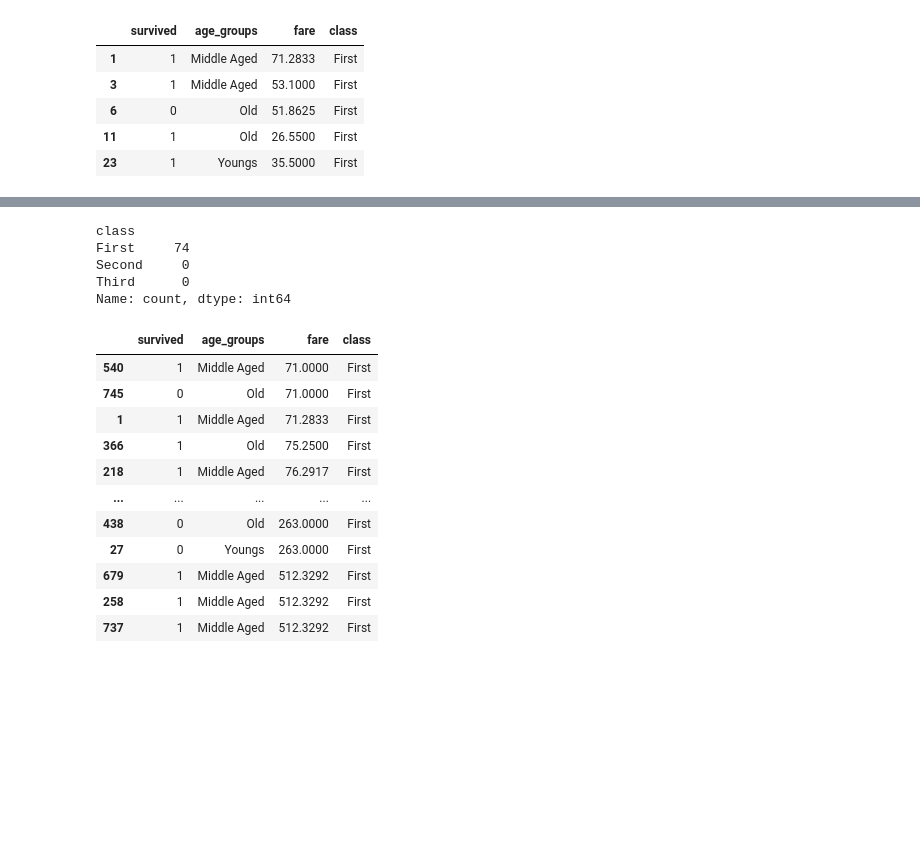
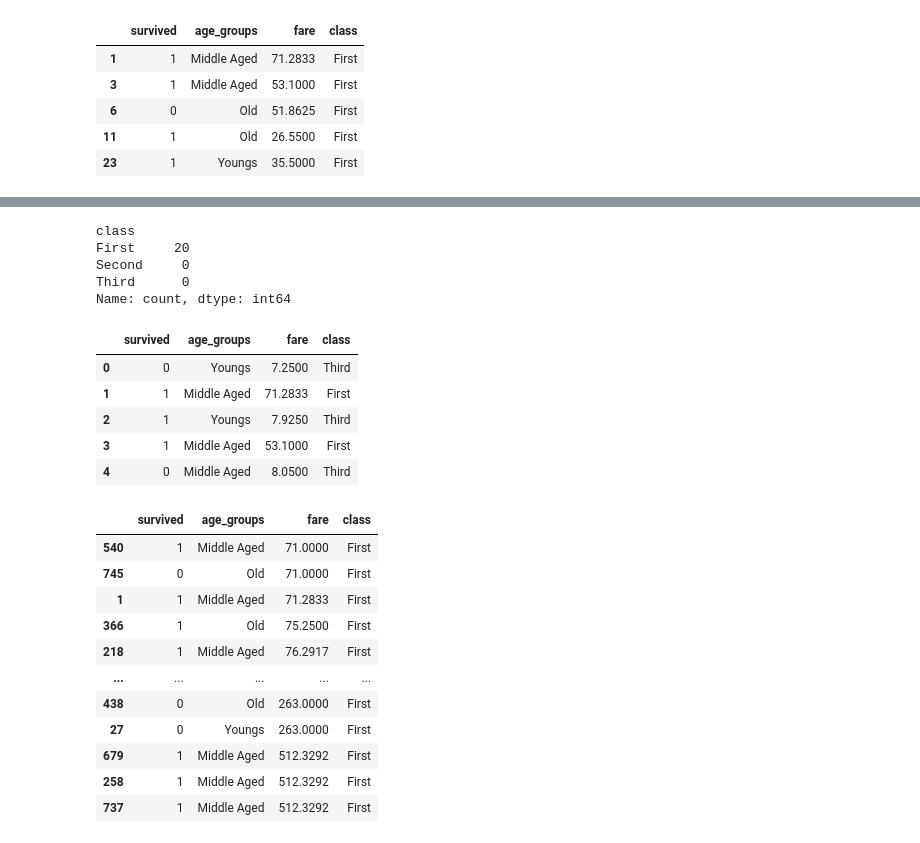
Before and after one commit to sarvesh9213/MACHINE_LEARNING, a Jupyter notebook: pandas/01_pandas.ipynb, the cells around one changed output, grey strips where cells are left out. Saved outputs shown, nothing was run; the diff lists cells and outputs as text; code cells hidden in the pictures; blank space fills up the shorter version.

```diff
--- a/pandas/01_pandas.ipynb
+++ b/pandas/01_pandas.ipynb
@@ -722,10 +722,19 @@ df_200.head()
-# %%
-df_200['class'].value_counts()
-# %% [output]
-class
-First     74
-Second     0
-Third      0
-Name: count, dtype: int64
+# %%
+df_200['class'].value_counts() # mtlb 200 se uper pay kerne waale saare first class ke hi the
+# %% [output]
+class
+First     20
+Second     0
+Third      0
+Name: count, dtype: int64
+# %%
+df_01.head()
+# %% [output]
+|  | survived | age_groups | fare | class |
+| 0 | 0 | Youngs | 7.2500 | Third |
+| 1 | 1 | Middle Aged | 71.2833 | First |
+| 2 | 1 | Youngs | 7.9250 | Third |
+| 3 | 1 | Middle Aged | 53.1000 | First |
+| 4 | 0 | Middle Aged | 8.0500 | Third |
 # %%
 # how to add two filter
```
Also changed, not shown: parts of 3 cells of this notebook.
